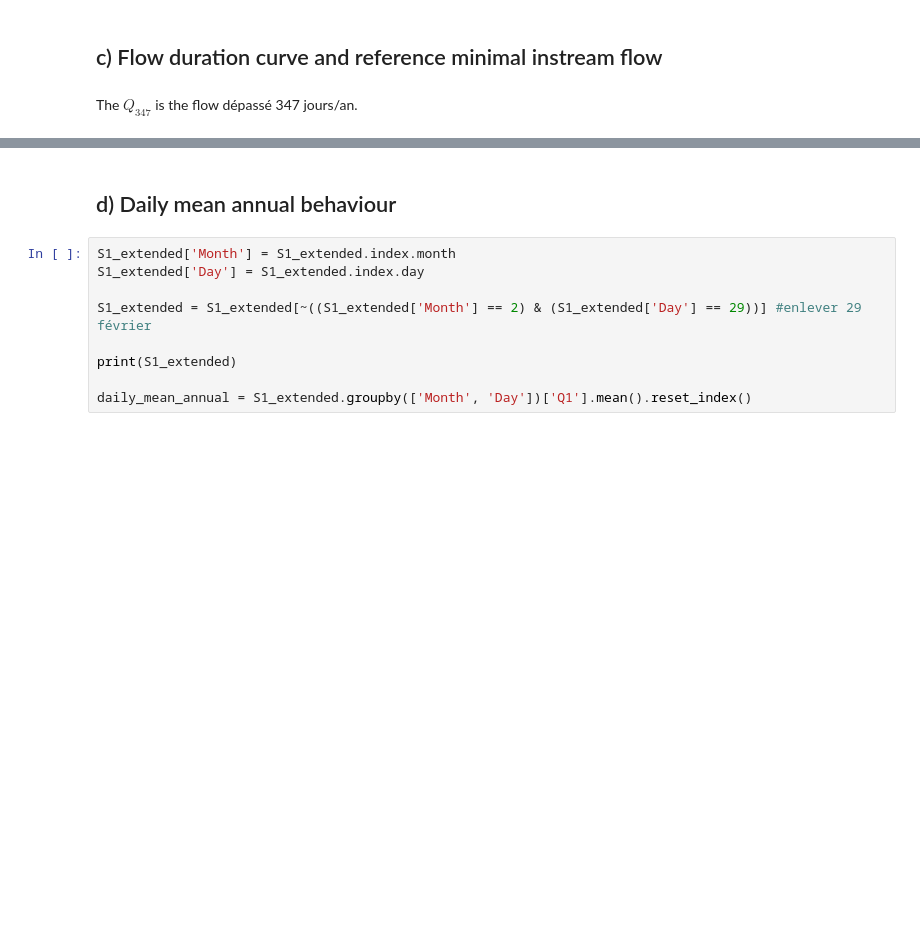
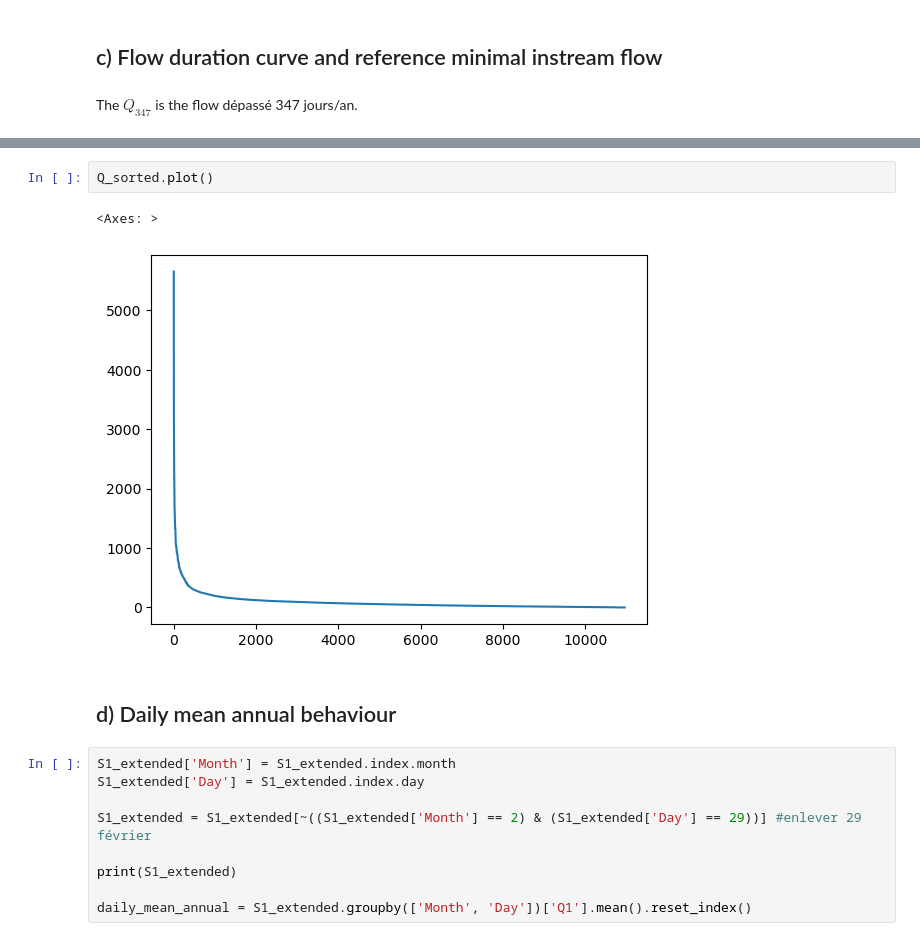
Before and after one commit to Margaux-Ccd/WREM_dam, a Jupyter notebook: P1_data_analysis.ipynb, the cells around one changed output, grey strips where cells are left out. Drawn from its saved outputs; the diff is of its cells as text; blank space fills up the shorter version.

```diff
--- a/P1_data_analysis.ipynb
+++ b/P1_data_analysis.ipynb
@@ -290,3 +290,8 @@ Q347 (reference minimal instream flow) = 266.35 m³/s
+# %%
+Q_sorted.plot()
+# %% [output]
+<Axes: >
+[figure, added]
 # %% [markdown]
 ## d) Daily mean annual behaviour
 # %%
```
Also changed, not shown: parts of 3 cells of this notebook, 5 other files.
